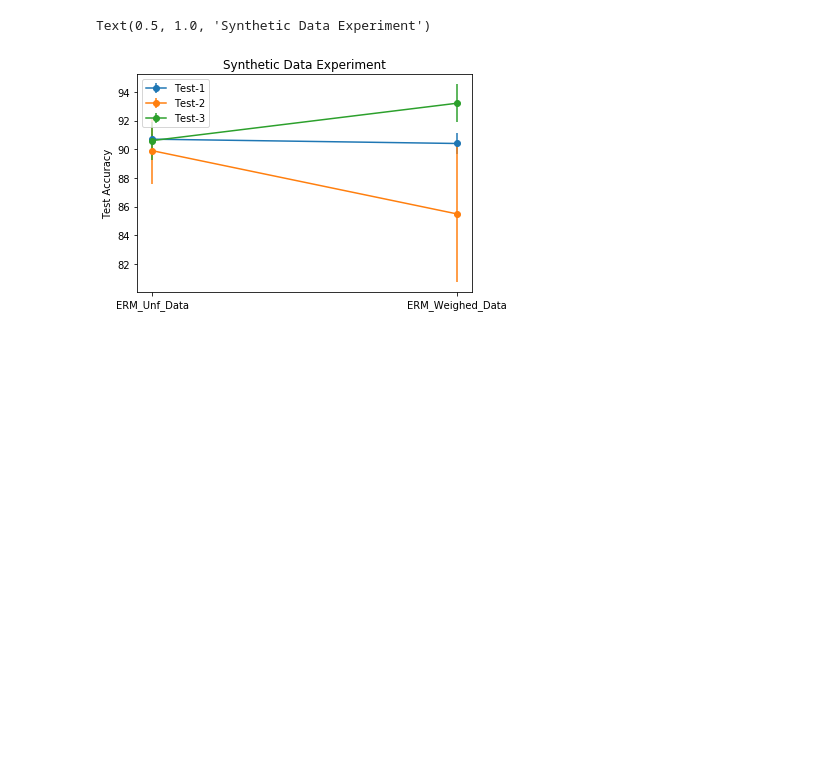
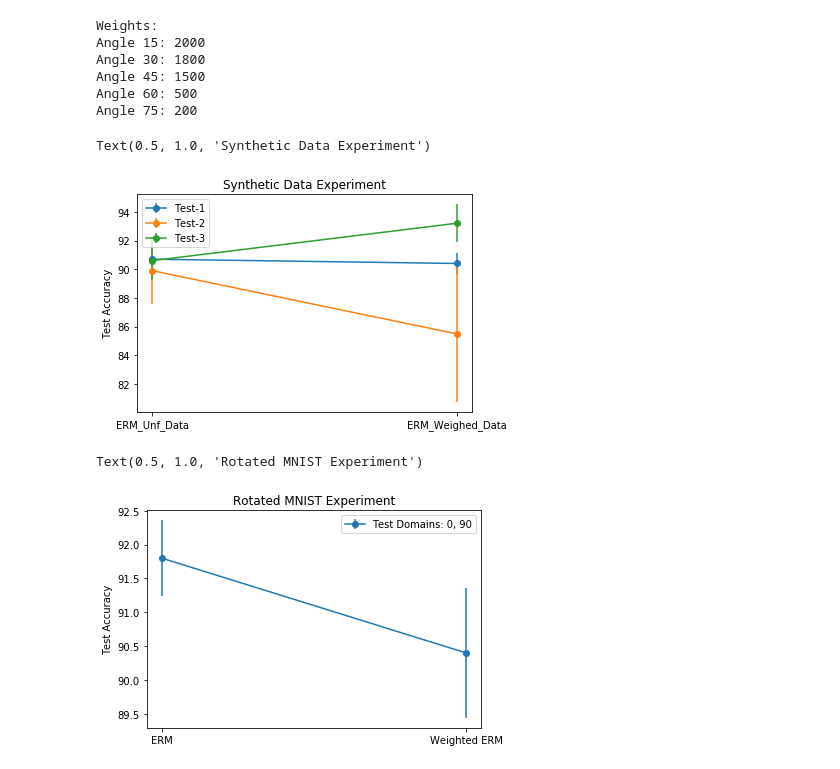
Before and after one commit to nijinjose/robustdg, a Jupyter notebook: dev/synthetic_exp/Untitled.ipynb, the cells around one changed output. Saved outputs shown, nothing was run; the diff lists cells and outputs as text; code cells hidden in the pictures; blank space fills up the shorter version.

```diff
--- a/dev/synthetic_exp/Untitled.ipynb
+++ b/dev/synthetic_exp/Untitled.ipynb
@@ -10,6 +10,12 @@ import pickle
 import matplotlib.pyplot as plt
 # %%
 # x=['ERM_Unf_Data', 'ERM', 'Weighted_ERM', 'Adapted_ERM']
+print('Weights: ')
+print('Angle 15: 2000')
+print('Angle 30: 1800')
+print('Angle 45: 1500')
+print('Angle 60: 500')
+print('Angle 75: 200')
 x=['ERM_Unf_Data', 'ERM_Weighed_Data']
 y_easy=[90.7, 90.4]
 y_hard_left=[89.9, 85.5]
@@ -21,6 +27,12 @@ plt.legend()
 plt.ylabel('Test Accuracy')
 plt.title('Synthetic Data Experiment')
 # %% [output]
-Text(0.5, 1.0, 'Synthetic Data Experiment')
+Weights:
+Angle 15: 2000
+Angle 30: 1800
+Angle 45: 1500
+Angle 60: 500
+Angle 75: 200
+Text(0.5, 1.0, 'Synthetic Data Experiment')
 [figure]
 # %%
@@ -31,0 +46,11 @@ Model Bias:  0.07806374318897724 0.008961881690486055
+# %%
+# x=['ERM_Unf_Data', 'ERM', 'Weighted_ERM', 'Adapted_ERM']
+x=['ERM', 'Weighted ERM']
+y=[91.8, 90.4]
+plt.errorbar(x, y, yerr=[0.56, 0.96], marker= 'o', label='Test Domains: 0, 90')
+plt.legend()
+plt.ylabel('Test Accuracy')
+plt.title('Rotated MNIST Experiment')
+# %% [output]
+Text(0.5, 1.0, 'Rotated MNIST Experiment')
+[figure, added]
```
Also changed, not shown: parts of 4 cells of this notebook, 11 other files.
